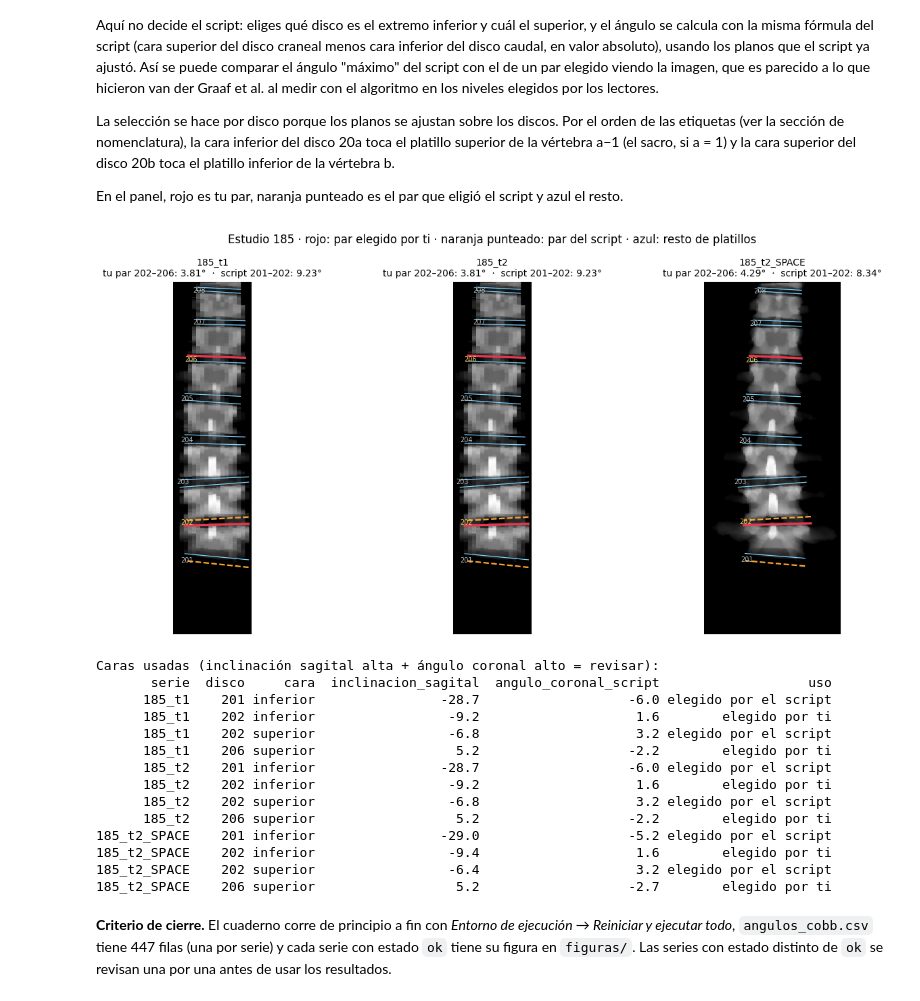
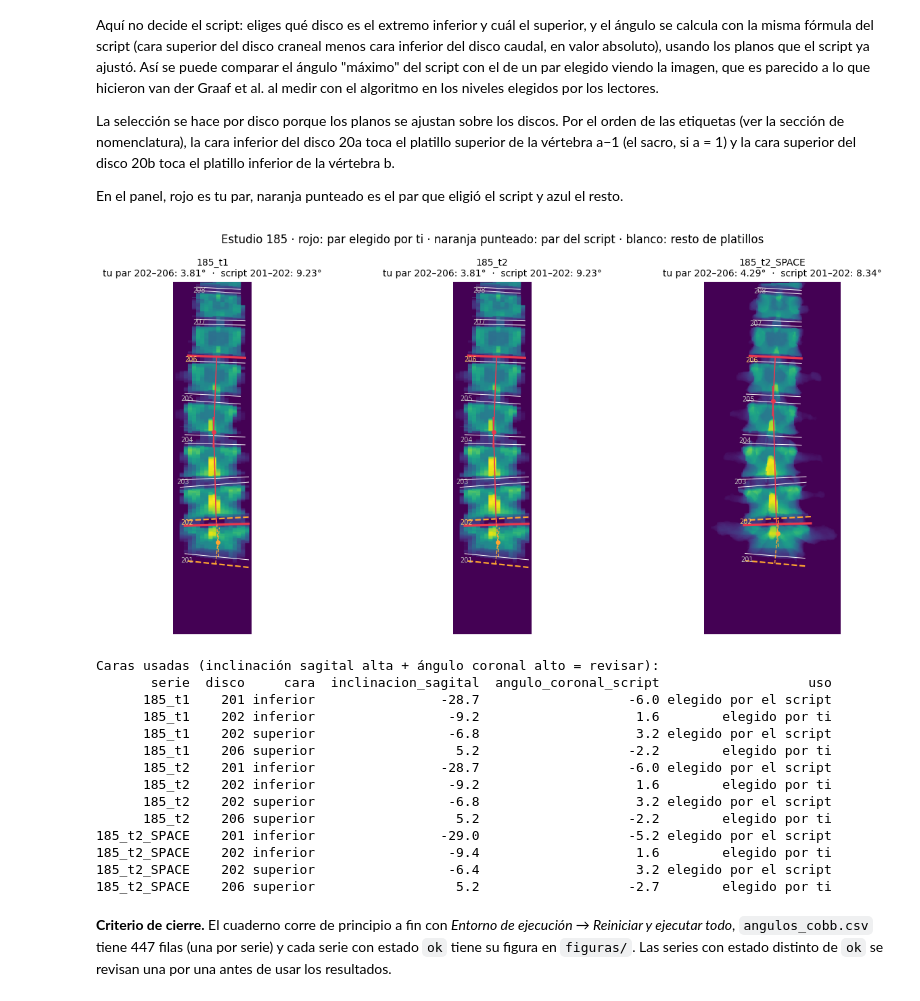
Before and after one commit to FabianND/cobb-rm-lumbar, a Jupyter notebook: notebooks/02_compute_cobb_angle.ipynb, the cells around one changed output. Saved outputs shown, nothing was run; the diff lists cells and outputs as text; code cells hidden in the pictures.

```diff
--- a/notebooks/02_compute_cobb_angle.ipynb
+++ b/notebooks/02_compute_cobb_angle.ipynb
@@ -536,7 +571,7 @@ except NameError:
 
 def script_en_cache(serie):
     if serie not in _cache_script:
-        _cache_script[serie] = ejecutar_script(serie)   # función definida en la celda 9
+        _cache_script[serie] = ejecutar_script(serie)   # funciones definidas en la celda 9
     return _cache_script[serie]
 
 assert DISCO_INFERIOR < DISCO_SUPERIOR, "DISCO_INFERIOR debe ser más caudal (número menor) que DISCO_SUPERIOR"
@@ -547,7 +582,7 @@ for ax, serie in zip(axes.ravel(), series):
     ns = script_en_cache(serie)
     labels, discos = ns["labels"], ns["all_discs"]
     auto_inf, auto_sup = labels[ns["index_highest_vertebra"]], labels[ns["index_lowest_vertebra"]]
-    ax.imshow(ns["image2D"].T, cmap="gray")
+    ax.imshow(ns["image2D"].T)
     if DISCO_INFERIOR not in discos or DISCO_SUPERIOR not in discos:
         ax.set_title(f"{serie}\nno tiene el disco {DISCO_INFERIOR if DISCO_INFERIOR not in discos else DISCO_SUPERIOR}"
                      f" (discos: {labels[0]}–{labels[-1]})", fontsize=10)
@@ -556,36 +591,38 @@ for ax, serie in zip(axes.ravel(), series):
     # misma fórmula del script: cara superior del disco craneal − cara inferior del disco caudal, en valor absoluto
     angulo = abs(discos[DISCO_SUPERIOR].angle_U - discos[DISCO_INFERIOR].angle_L)
     for lab, d in discos.items():
         for punto, normal, cara in ((d.point_L, d.normal_L, "inferior"), (d.point_U, d.normal_U, "superior")):
             x, z = ns["plane_to_tangent"](d.verts, punto, normal)
             elegido = (lab == DISCO_INFERIOR and cara == "inferior") or (lab == DISCO_SUPERIOR and cara == "superior")
             automatico = (lab == auto_inf and cara == "inferior") or (lab == auto_sup and cara == "superior")
             if elegido:
                 ax.plot(x, z, color="#e8384f", lw=2.4)
             elif automatico:
                 ax.plot(x, z, color="#ffa630", lw=1.6, ls="--")
             else:
-                ax.plot(x, z, color="#7fd3ff", lw=0.9)
+                ax.plot(x, z, color="white", lw=0.7)
             if elegido or automatico:
                 sag, cor = inclinaciones(normal)                 # función definida en la celda 9
                 filas.append({"serie": serie, "disco": lab, "cara": cara, "inclinacion_sagital": round(sag, 1),
                               "angulo_coronal_script": round(cor, 1),
                               "uso": "elegido por ti" + (" y por el script" if automatico else "") if elegido else "elegido por el script"})
         ax.text(d.verts[:, 0].max() + 6, d.verts[:, 2].mean(), str(lab), fontsize=7, va="center",
                 color="#ffd166" if lab in (DISCO_INFERIOR, DISCO_SUPERIOR) else "#bbbbbb")
+    dibujar_perpendiculares(ax, discos[auto_inf], discos[auto_sup], "#ffa630", ancho=1.0, estilo="--")
+    dibujar_perpendiculares(ax, discos[DISCO_INFERIOR], discos[DISCO_SUPERIOR], "#e8384f")
     ax.invert_yaxis(); ax.invert_xaxis(); ax.axis("off")
     ax.set_title(f"{serie}\ntu par {DISCO_INFERIOR}–{DISCO_SUPERIOR}: {angulo:.2f}°  ·  script {auto_inf}–{auto_sup}: {ns['angle']:.2f}°",
                  fontsize=10)
-fig.suptitle(f"Estudio {ESTUDIO_EJEMPLO} · rojo: par elegido por ti · naranja punteado: par del script · azul: resto de platillos",
+fig.suptitle(f"Estudio {ESTUDIO_EJEMPLO} · rojo: par elegido por ti · naranja punteado: par del script · blanco: resto de platillos",
              fontsize=12)
 plt.tight_layout(); plt.show()
 
 ultimo_panel = fig                                       # la celda 10 guarda este panel si la ejecutas
 detalle_panel = pd.DataFrame(filas)
 print("Caras usadas (inclinación sagital alta + ángulo coronal alto = revisar):")
 print(detalle_panel.to_string(index=False))
 # %% [output]
-[figure, old version]
+[figure, new version]
 Caras usadas (inclinación sagital alta + ángulo coronal alto = revisar):
        serie  disco     cara  inclinacion_sagital  angulo_coronal_script                   uso
       185_t1    201 inferior                -28.7                   -6.0 elegido por el script
```
Also changed, not shown: parts of 6 cells of this notebook.
